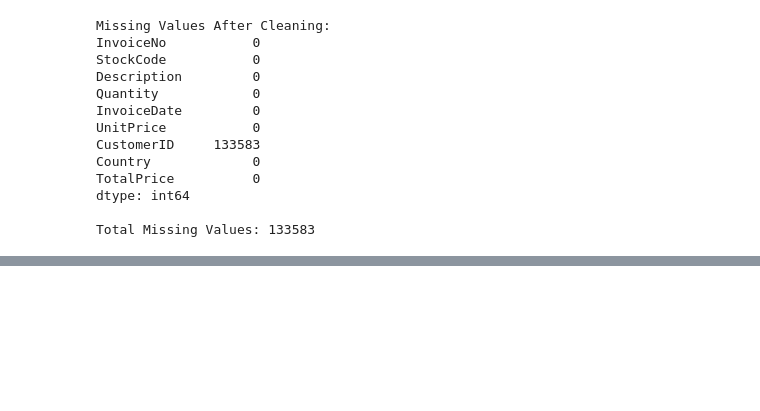
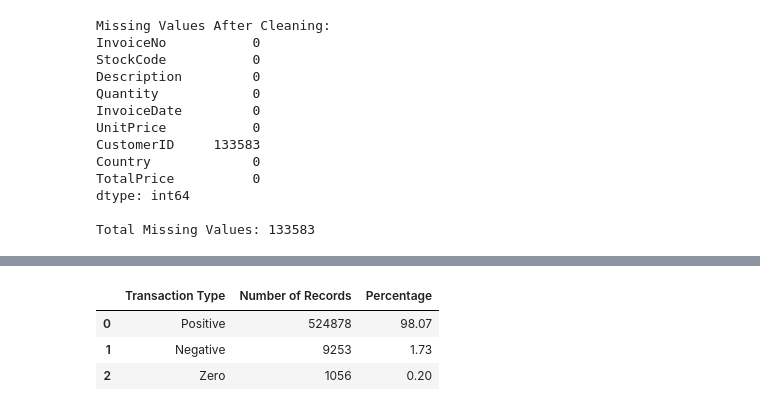
Before and after one commit to Abdullah-awa/Data_Visualisation_CA2, a Jupyter notebook: Data_Vis_CA2.ipynb, the cells around one changed output, grey strips where cells are left out. Saved outputs shown, nothing was run; the diff lists cells and outputs as text; code cells hidden in the pictures; blank space fills up the shorter version.

```diff
--- a/Data_Vis_CA2.ipynb
+++ b/Data_Vis_CA2.ipynb
@@ -935,0 +1052,28 @@ First 5 Records:
+# %%
+
+# Analyse positive, negative and zero transaction values
+
+positive_transactions = (df_clean['TotalPrice'] > 0).sum()
+negative_transactions = (df_clean['TotalPrice'] < 0).sum()
+zero_transactions = (df_clean['TotalPrice'] == 0).sum()
+
+transaction_summary = pd.DataFrame({
+    'Transaction Type': ['Positive', 'Negative', 'Zero'],
+    'Number of Records': [
+        positive_transactions,
+        negative_transactions,
+        zero_transactions
+    ]
+})
+
+transaction_summary['Percentage'] = (
+    transaction_summary['Number of Records']
+    / len(df_clean) * 100
+)
+
+display(transaction_summary.round(2))
+# %% [output]
+|  | Transaction Type | Number of Records | Percentage |
+| 0 | Positive | 524878 | 98.07 |
+| 1 | Negative | 9253 | 1.73 |
+| 2 | Zero | 1056 | 0.20 |
```
Also changed, not shown: parts of 9 cells of this notebook.
